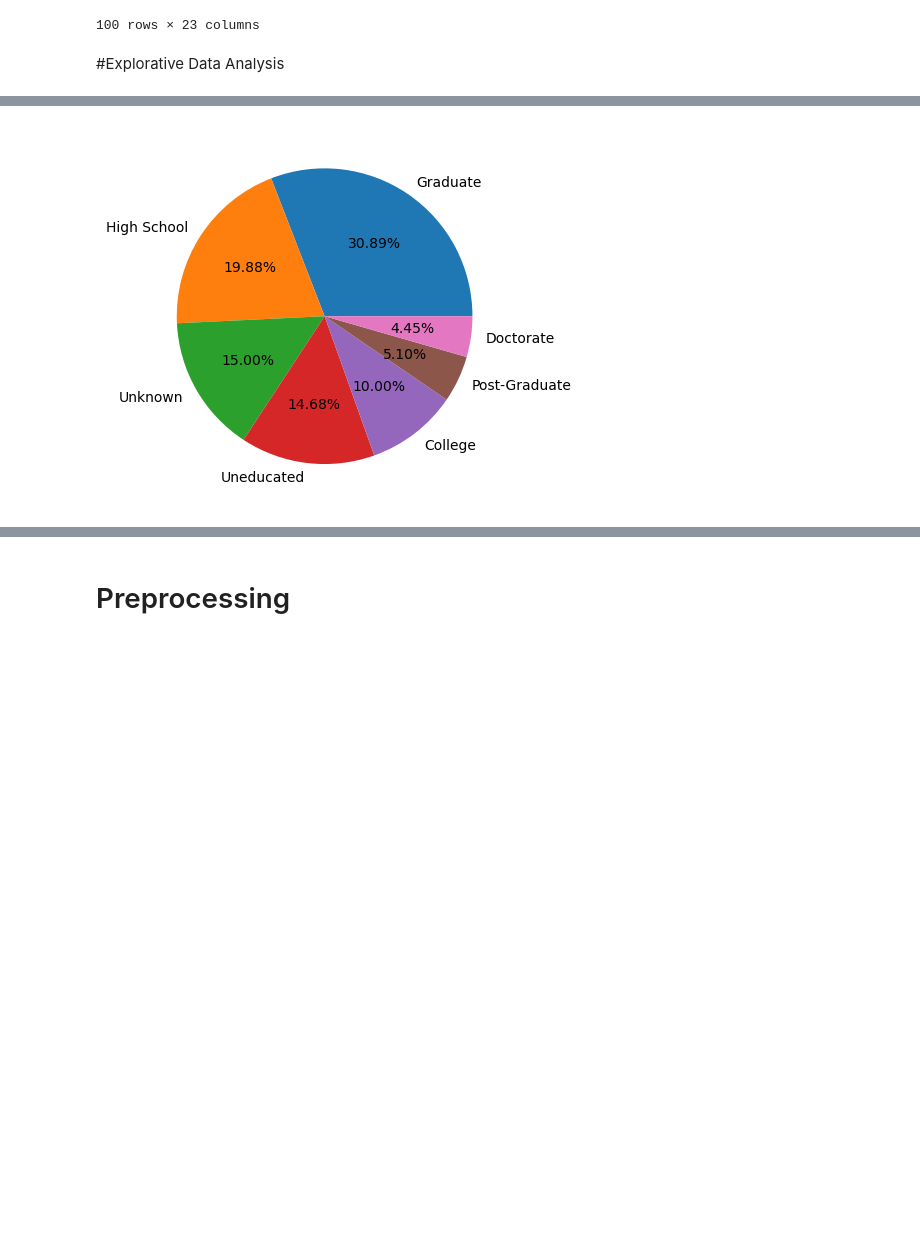
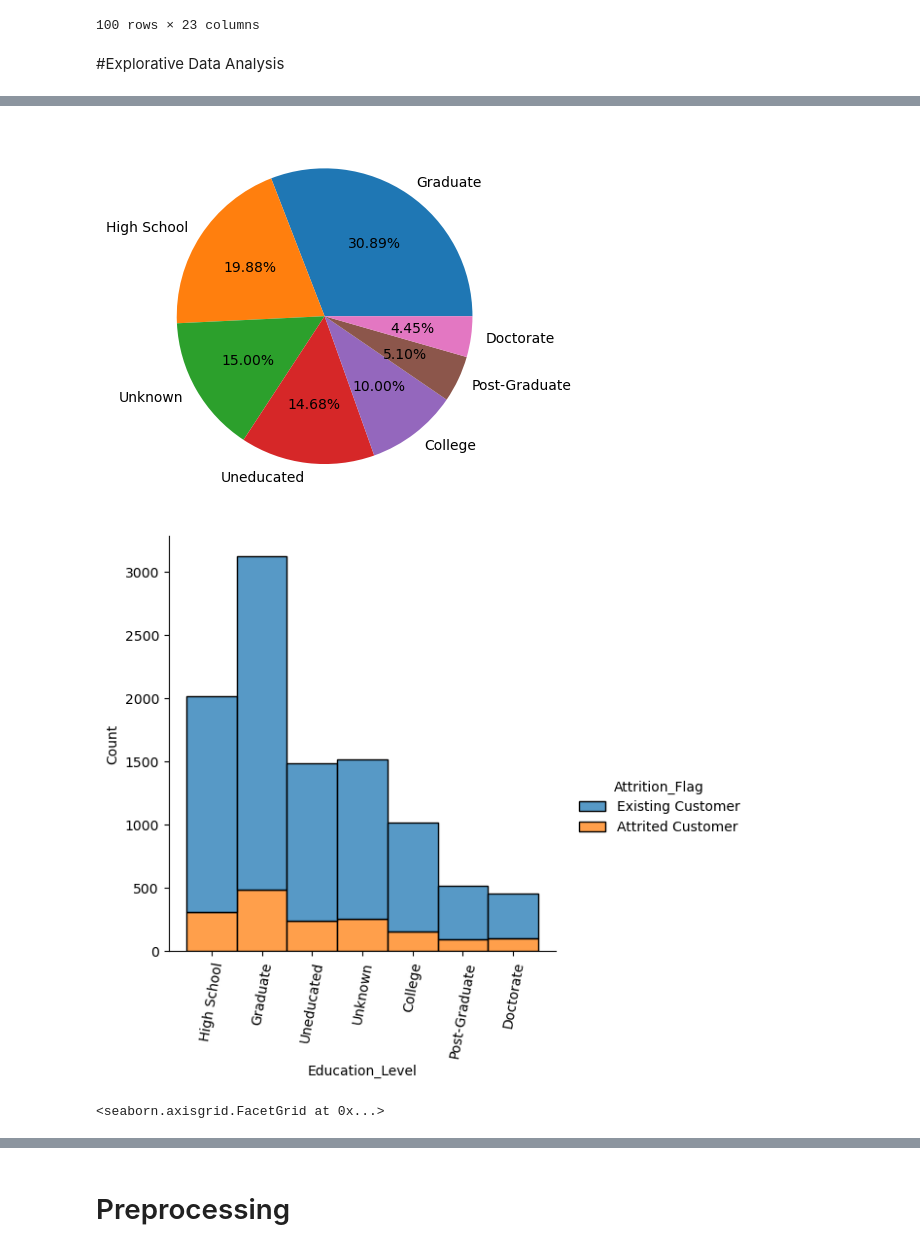
Before and after one commit to Zhassan8/learnbay_projects, a Jupyter notebook: bankchurners-recall-rate-98.ipynb, the cells around one changed output, grey strips where cells are left out. Cells and saved outputs as stored; diff of their text form; code cells hidden in the pictures; blank space fills up the shorter version.

```diff
--- a/bankchurners-recall-rate-98.ipynb
+++ b/bankchurners-recall-rate-98.ipynb
@@ -62,10 +62,11 @@ df.head(100)
 plt.hist(df['Customer_Age'],bins=40,density=True)
 plt.xticks(range(25,75,1))
 plt.show()
-
+#Interpretation- Age distribution curve shows normal distribution
 sizes = (df['Attrition_Flag'].value_counts()).tolist()
 plt.pie(sizes,explode=[0,0.1],shadow=True,autopct='%1.2f%%',labels=['Existing','Churned'])
 plt.show()
+#Interpretation- 16% customers found churned
 
 #gender based division
 sizes_f = df.loc[df['Gender']=='F']['Attrition_Flag'].value_counts()
@@ -80,6 +81,7 @@ plt.show()
 sizes_gender = df['Gender'].value_counts()
 plt.pie(sizes_gender.tolist(),autopct='%1.2f%%',labels=sizes_gender.index.values,explode=[0.1,0],shadow=True)
 plt.show()
+#Interpretation- Gender it's eually distributed.
 
 #card category based
 sizes_b = df.loc[df['Card_Category']=='Blue']['Attrition_Flag'].value_counts().tolist()
@@ -96,7 +98,7 @@ axs2.title.set_text('Gold Card')
 axs3.pie(sizes_p,explode=[0,0.1],shadow=True,autopct='%1.2f%%',labels=['Existing','Churned'])
 axs3.title.set_text('Platinum Card')
 plt.show()
-
+# Interpretation -Platinum card section founds most churned customer of 25% than other categories
 
 #income category based
 
@@ -109,31 +111,50 @@ sizes_unkn = df.loc[df['Income_Category'] == 'Unknown']['Attrition_Flag'].value_
 labels_unkn = ['Existing', 'Churned']
 
 fig, ((axs0, axs1, axs2), (axs3, axs4, axs5)) = plt.subplots(2, 3)
 axs0.pie(sizes_0, explode=[0, 0.1], shadow=True, autopct='%1.2f%%', labels=['Existing', 'Churned'])
 axs0.title.set_text('<40K')
 axs1.pie(sizes_40, explode=[0, 0.1], shadow=True, autopct='%1.2f%%', labels=['Existing', 'Churned'])
 axs1.title.set_text('40-60K')
 axs2.pie(sizes_60, explode=[0, 0.1], shadow=True, autopct='%1.2f%%', labels=['Existing', 'Churned'])
 axs2.title.set_text('60-80K')
 axs3.pie(sizes_80, explode=[0, 0.1], shadow=True, autopct='%1.2f%%', labels=['Existing', 'Churned'])
 axs3.title.set_text('80-120K')
 axs4.pie(sizes_120, explode=[0, 0.1], shadow=True, autopct='%1.2f%%', labels=['Existing', 'Churned'])
 axs4.title.set_text('>120K')
 
 fig.delaxes(axs5)
 
 plt.show()
-
+# Interpretation - salary of <40K and >120K customers found most churned than other salary ranges
 
 #-education based
 sizes_edu = df['Education_Level'].value_counts()
 plt.pie(sizes_edu.tolist(),labels=sizes_edu.index.values,autopct='%1.2f%%')
 plt.show()
+sns.displot(x='Education_Level',data=df,bins=7, color='g', hue='Attrition_Flag',multiple= 'stack')
+plt.xticks(rotation=80)
+plt.show()
+# Interpretation- Graduates found most churned than other categories
+
+
+
+
+sns.countplot(x='Attrition_Flag',data=df,hue="Income_Category")
+plt.xlabel("Attrition w.r.t income")
+plt.title("Attrition w.r.t. income")
+# interpretation -less than 40k salaried are the most existing and attrited customers
+
+
+sns.relplot(x="Card_Category",y="Income_Category",data=df,hue="Attrition_Flag",col='Marital_Status')
+# interpretation - Married status and divorced of blue card holders in salary income from <40k to 120k found most attrited customers
+                 #-in Singles <40 k to 120K found most attrited
 # %% [output]
 [figure]
 [figure]
 [figure]
 [figure]
 [figure]
 [figure]
 [figure]
+[figure, added]
+<seaborn.axisgrid.FacetGrid at 0x...>
```
Also changed, not shown: parts of 9 cells of this notebook.
